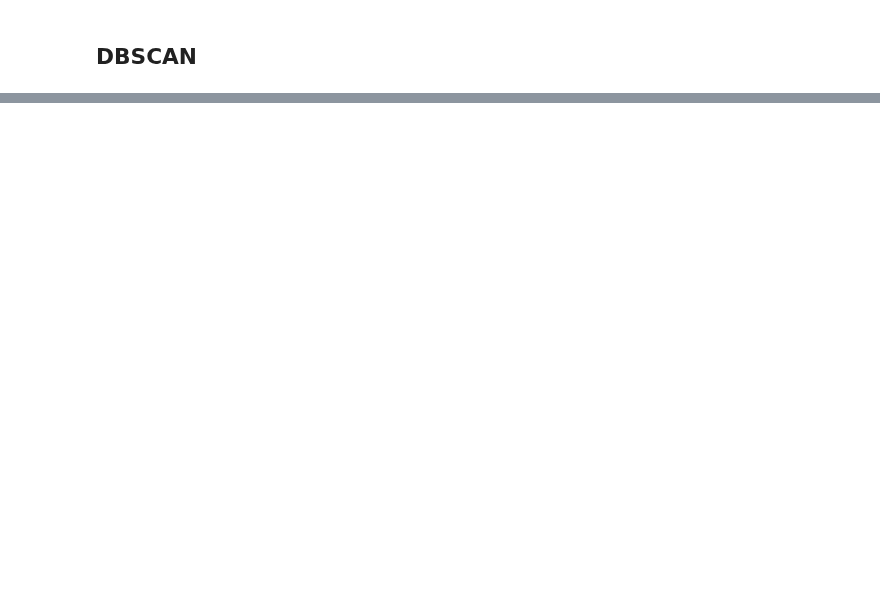
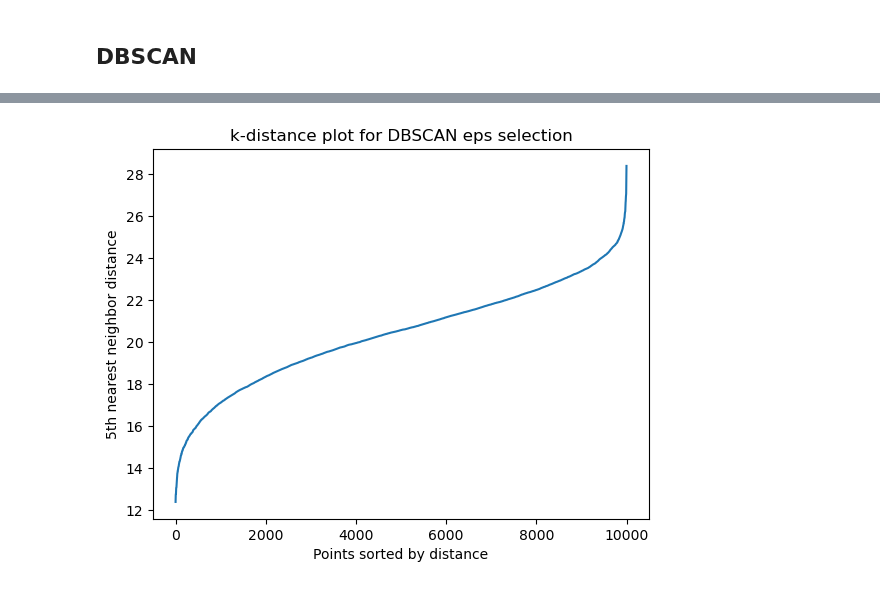
Before and after one commit to tanjapock/AmazonReview, a Jupyter notebook: lara_2.ipynb, the cells around one changed output, grey strips where cells are left out. Saved outputs shown, nothing was run; the diff lists cells and outputs as text; code cells hidden in the pictures; blank space fills up the shorter version.

```diff
--- a/lara_2.ipynb
+++ b/lara_2.ipynb
@@ -102,2 +210,23 @@ plt.show()
 # %% [markdown]
 ## DBSCAN
+# %%
+# === Step 3: Run DBSCAN ===
+# eps: max distance between two samples for them to be considered neighbors
+# min_samples: number of points required to form a dense region
+dbscan = DBSCAN(eps=0.25)
+X = StandardScaler().fit_transform(embeddings)
+labels = dbscan.fit_predict(X)
+
+# === Step 4: Add cluster labels to your DataFrame ===
+br["cluster_dbscan"] = labels
+
+# === Step 5: Inspect results ===
+# DBSCAN labels: -1 = noise (unclustered points)
+print("Cluster label counts:")
+print(br["cluster_dbscan"].value_counts().sort_index())
+
+# Optional: check how many noise points
+n_noise = (labels == -1).sum()
+n_clusters = len(set(labels)) - (1 if -1 in labels else 0)
+print(f"\nNumber of clusters found: {n_clusters}")
+print(f"Number of noise points: {n_noise}")
@@ -103,0 +241,17 @@ plt.show()
+# %%
+from sklearn.neighbors import NearestNeighbors
+import matplotlib.pyplot as plt
+import numpy as np
+
+neighbors = NearestNeighbors(n_neighbors=5)  # min_samples = 5
+neighbors_fit = neighbors.fit(X)
+distances, indices = neighbors_fit.kneighbors(X)
+distances = np.sort(distances[:, 4])  # 4 because 0-indexed
+
+plt.plot(distances)
+plt.xlabel("Points sorted by distance")
+plt.ylabel("5th nearest neighbor distance")
+plt.title("k-distance plot for DBSCAN eps selection")
+plt.show()
+# %% [output]
+[figure, added]
```
Also changed, not shown: parts of 19 cells of this notebook.
